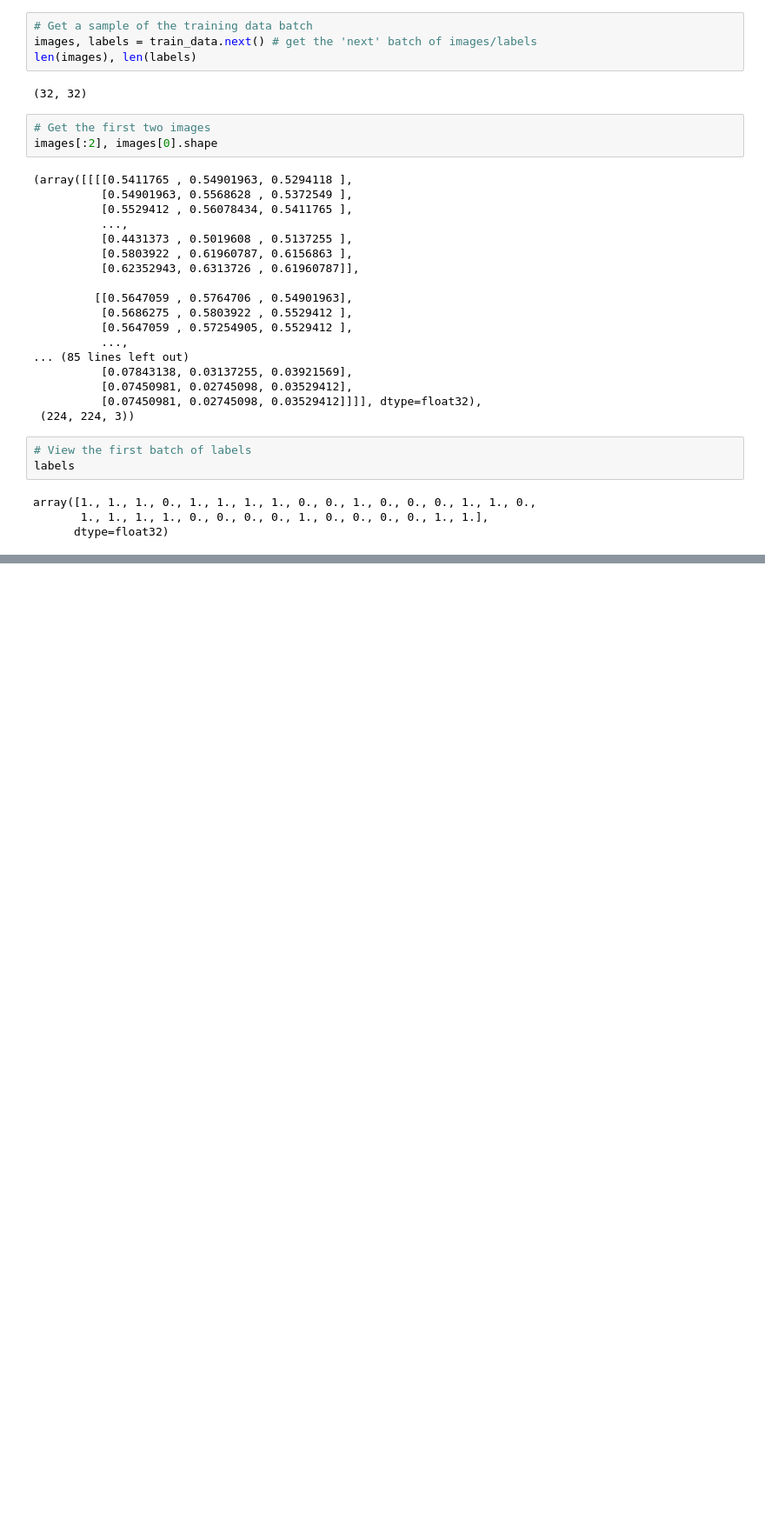
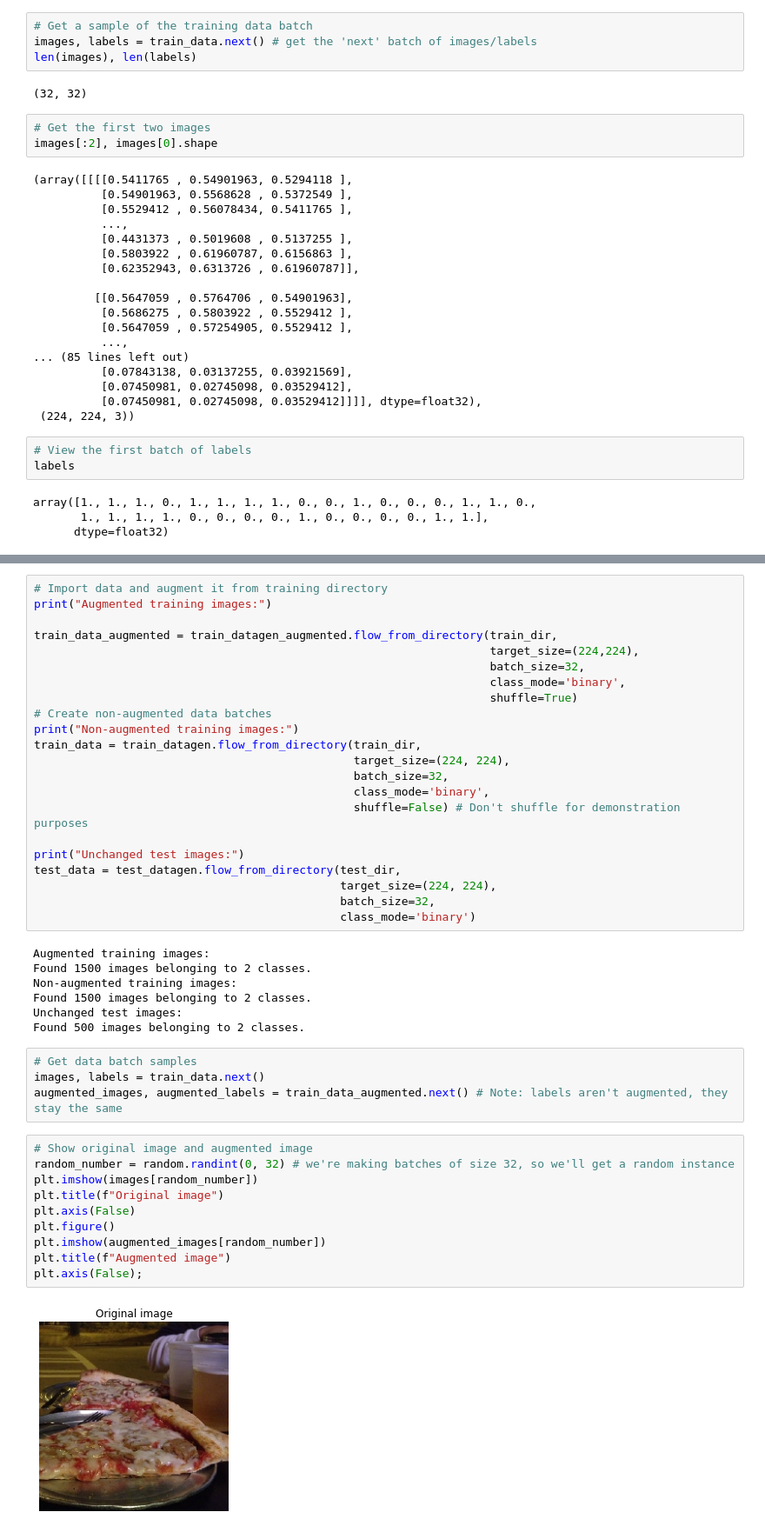
Before and after one commit to 95ImadEL/Tensorflow-basics, a Jupyter notebook: CNN_TF.ipynb, the cells around one changed output, grey strips where cells are left out. Shown at 87% size. Cells and saved outputs as stored; diff of their text form; blank space fills up the shorter version.

```diff
--- a/CNN_TF.ipynb
+++ b/CNN_TF.ipynb
@@ -374,0 +572,45 @@ array([1., 1., 1., 0., 1., 1., 1., 1., 0., 0., 1., 0., 0., 0., 1., 1., 0.,
+# %%
+# Import data and augment it from training directory
+print("Augmented training images:")
+
+train_data_augmented = train_datagen_augmented.flow_from_directory(train_dir,
+                                                                   target_size=(224,224),
+                                                                   batch_size=32,
+                                                                   class_mode='binary',
+                                                                   shuffle=True)
+# Create non-augmented data batches
+print("Non-augmented training images:")
+train_data = train_datagen.flow_from_directory(train_dir,
+                                               target_size=(224, 224),
+                                               batch_size=32,
+                                               class_mode='binary',
+                                               shuffle=False) # Don't shuffle for demonstration purposes
+
+print("Unchanged test images:")
+test_data = test_datagen.flow_from_directory(test_dir,
+                                             target_size=(224, 224),
+                                             batch_size=32,
+                                             class_mode='binary')
+# %% [output]
+Augmented training images:
+Found 1500 images belonging to 2 classes.
+Non-augmented training images:
+Found 1500 images belonging to 2 classes.
+Unchanged test images:
+Found 500 images belonging to 2 classes.
+# %%
+# Get data batch samples
+images, labels = train_data.next()
+augmented_images, augmented_labels = train_data_augmented.next() # Note: labels aren't augmented, they stay the same
+# %%
+# Show original image and augmented image
+random_number = random.randint(0, 32) # we're making batches of size 32, so we'll get a random instance
+plt.imshow(images[random_number])
+plt.title(f"Original image")
+plt.axis(False)
+plt.figure()
+plt.imshow(augmented_images[random_number])
+plt.title(f"Augmented image")
+plt.axis(False);
+# %% [output]
+[figure, added]
```
Also changed, not shown: parts of 23 cells of this notebook.
